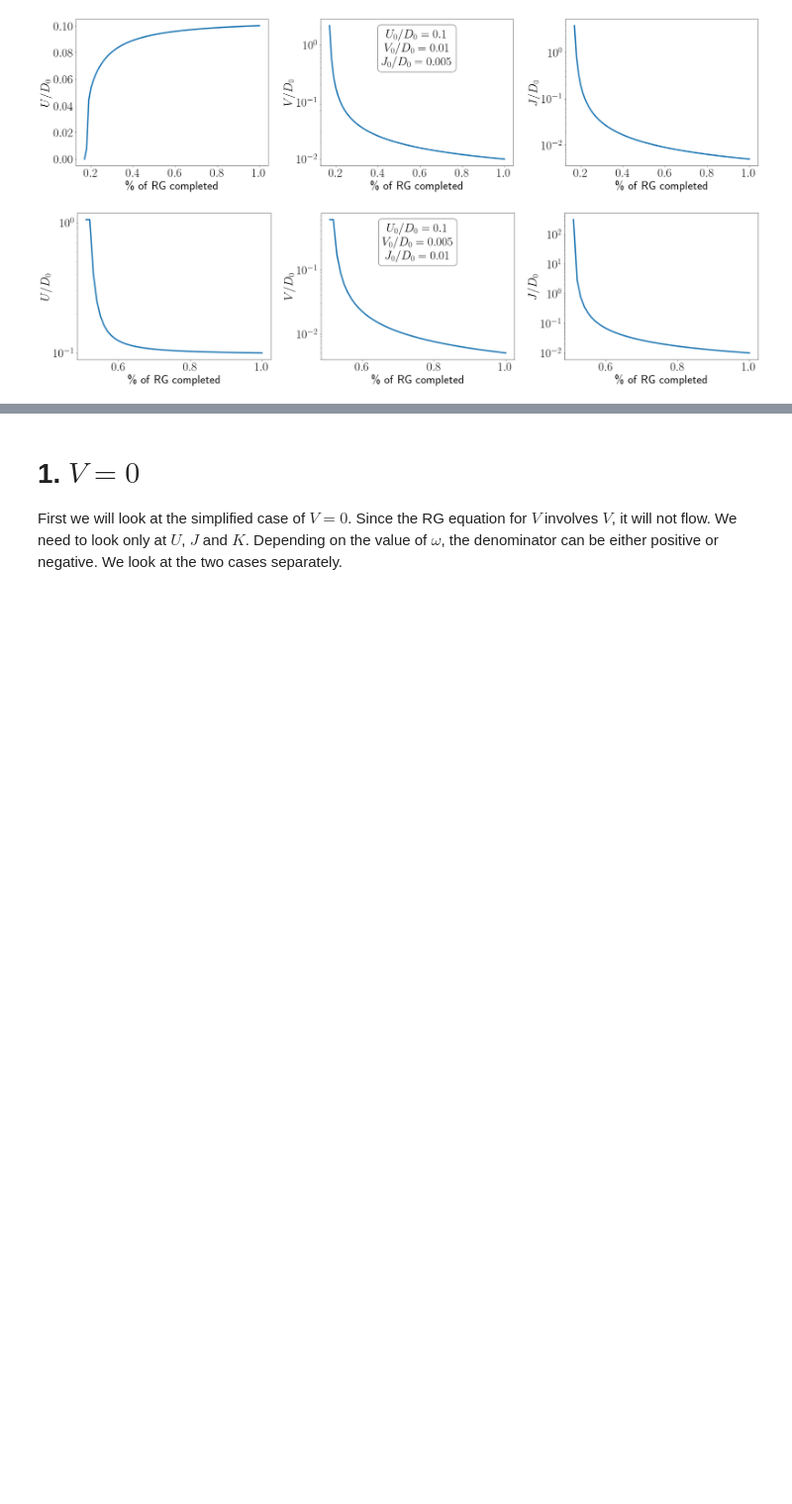
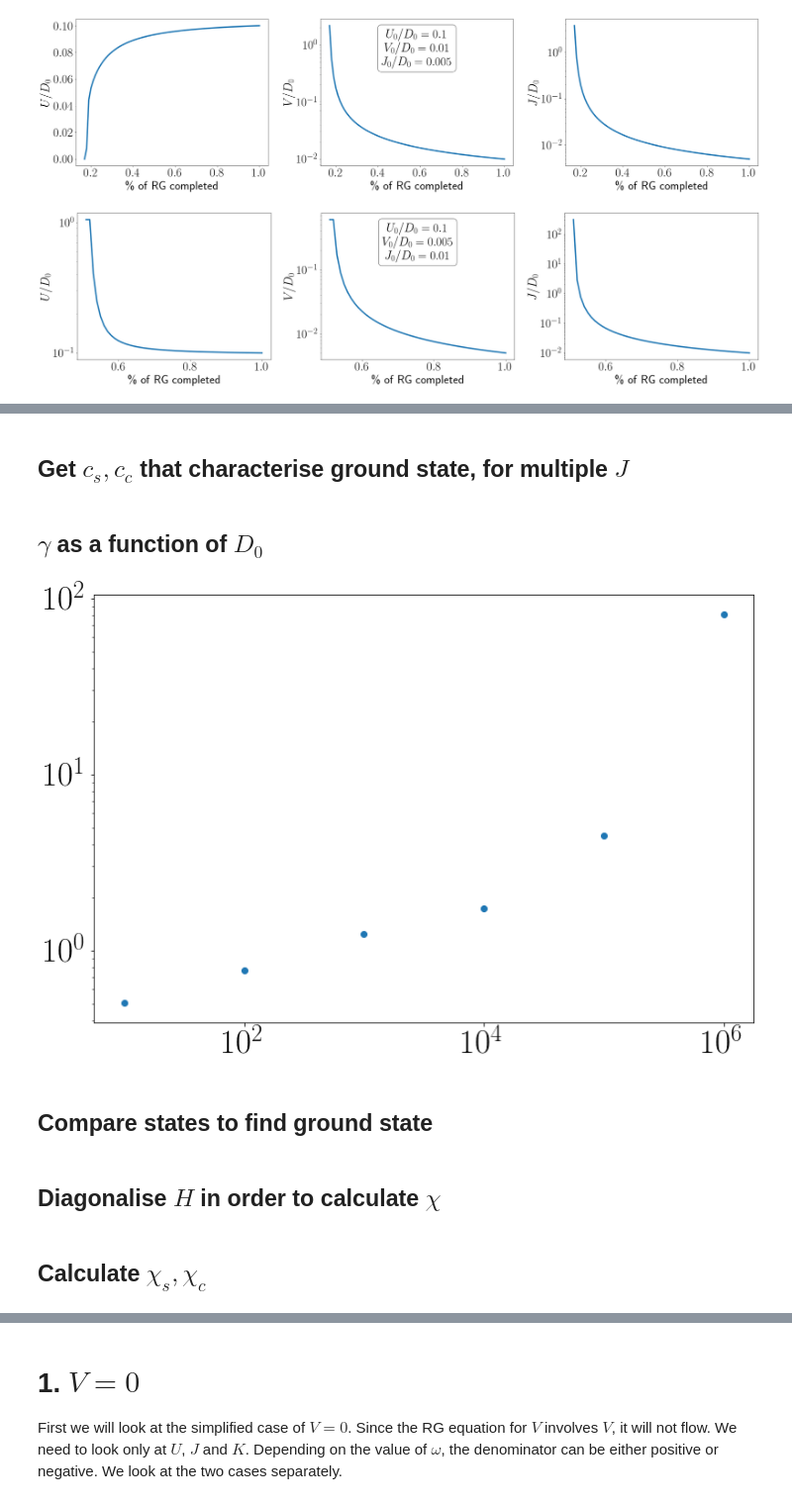
Before and after one commit to abhirup-m/Anderson-Impurity-Model-URG, a Jupyter notebook: spin-charge-symmetrical/spin_charge_symm.ipynb, the cells around one changed output, grey strips where cells are left out. Shown at 99% size. Drawn from its saved outputs; the diff is of its cells as text; code cells hidden in the pictures; blank space fills up the shorter version.

Commit message:
obtained scaling of Vc and gamma with D0

```diff
--- a/spin-charge-symmetrical/spin_charge_symm.ipynb
+++ b/spin-charge-symmetrical/spin_charge_symm.ipynb
@@ -360,0 +321,27 @@ for U0, V0 in product(D0*10**np.linspace(-3, 1, 5), D0*10**np.linspace(-3.5, -0.
+# %%
+def get_Jc(D0):
+    J0 = V0/100
+    w = -D0/2
+    acc = -4
+    deltaj = 0.1
+    while np.log10(abs(deltaj)) > acc:
+        E, U, V, J = complete_RG(w, D0, U0, V0, J0)
+        if J[-1]/V[-1] > 1:
+            deltaj /= -10
+#             print (deltaj)
+        J0 += deltaj
+
+    print (J0 - deltaj)
+    return J0 - deltaj
+
+U0 = 1
+V0 = 1
+Drange = 10**np.linspace(1, 4, 4)
+Jc = np.array(list(tqdm(Pool().imap(get_Jc, Drange), total=len(Drange))))
+plt.scatter(Drange, Jc/V0)
+plt.xscale("log")
+plt.yscale("log")
+plt.xlabel(r"$D_0/V_0$")
+plt.ylabel(r"$J_c/V_0$")
+# plt.text(0.8, 0.8, r"$U_0/V_0 = {:.2f}$".format(U0/V0), bbox=props, size=35, horizontalalignment='center', verticalalignment='center', transform=plt.gca().transAxes)
+# plt.savefig("Jc_vs_D0.pdf", bbox_inches='tight')
@@ -361,3 +387,5 @@ for U0, V0 in product(D0*10**np.linspace(-3, 1, 5), D0*10**np.linspace(-3.5, -0.
+# %% [markdown]
+## Get $c_s, c_c$ that characterise ground state, for multiple $J$
 # %%
 def get_cs(J0):
     E, U, V, J = complete_RG(w, D0, U0, V0, J0)
@@ -400,6 +428,30 @@ for U0 in [D0/1000, D0/10]:
 
 plt.tight_layout()
 plt.savefig("coeffs_vs_J.pdf", bbox_inches='tight')
+# %% [markdown]
+## $\gamma$ as a function of $D_0$
+# %%
+def get_gamma(D0):
+    w = -D0/2
+    E, U, V, J = complete_RG(w, D0, U0, V0, J0)
+    v = V[-1]
+    j = J[-1]
+    u = U[-1]
+    gamma = (3*j/8 + u/4)/v
+    return gamma
+
+U0 = 1
+V0 = 0.5
+J0 = 0.2
+Drange = 10**np.linspace(1, 6, 6)
+gamma = np.array(list(tqdm(Pool().imap(get_gamma, Drange), total=len(Drange))))
+plt.scatter(Drange, gamma)
+plt.xscale("log")
+plt.yscale("log")
+# %% [output]
+[figure, added]
+# %% [markdown]
+## Compare states to find ground state
 # %%
 def get_Es(J0):
     if U0 > 0:
@@ -438,4 +490,6 @@ plt.scatter([], [], color='r', label=r"$E_1 < E_3$")
 plt.scatter([], [], color='b', label=r"$E_1 > E_3$")
 plt.legend()
 plt.xscale("log")
+# %% [markdown]
+## Diagonalise $H$ in order to calculate $\chi$
 # %%
@@ -459 +514,3 @@ def get_ham(U,V,J,K,h):
+# %% [markdown]
+## Calculate $\chi_s, \chi_c$
 # %%
```
Also changed, not shown: parts of 28 cells of this notebook, 9 other files.
